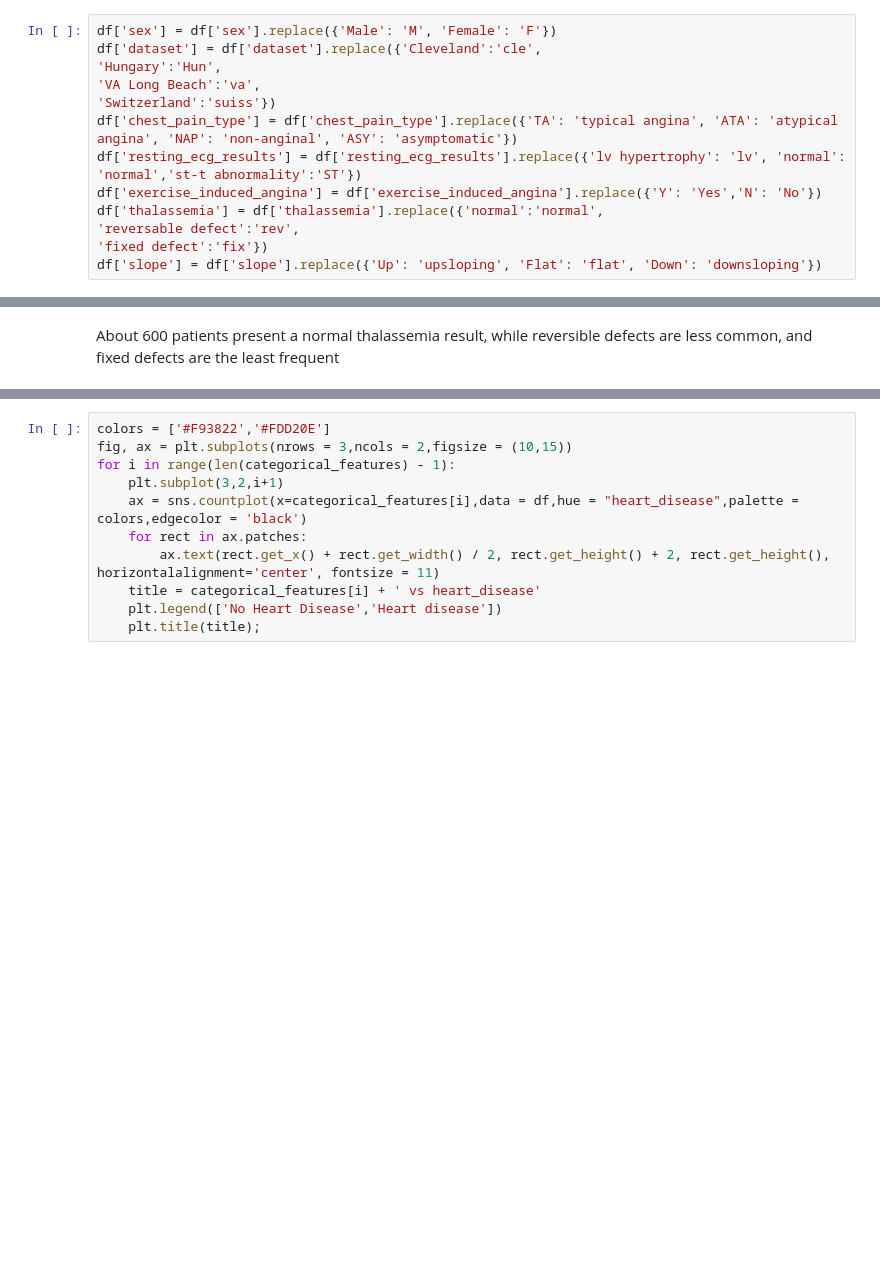
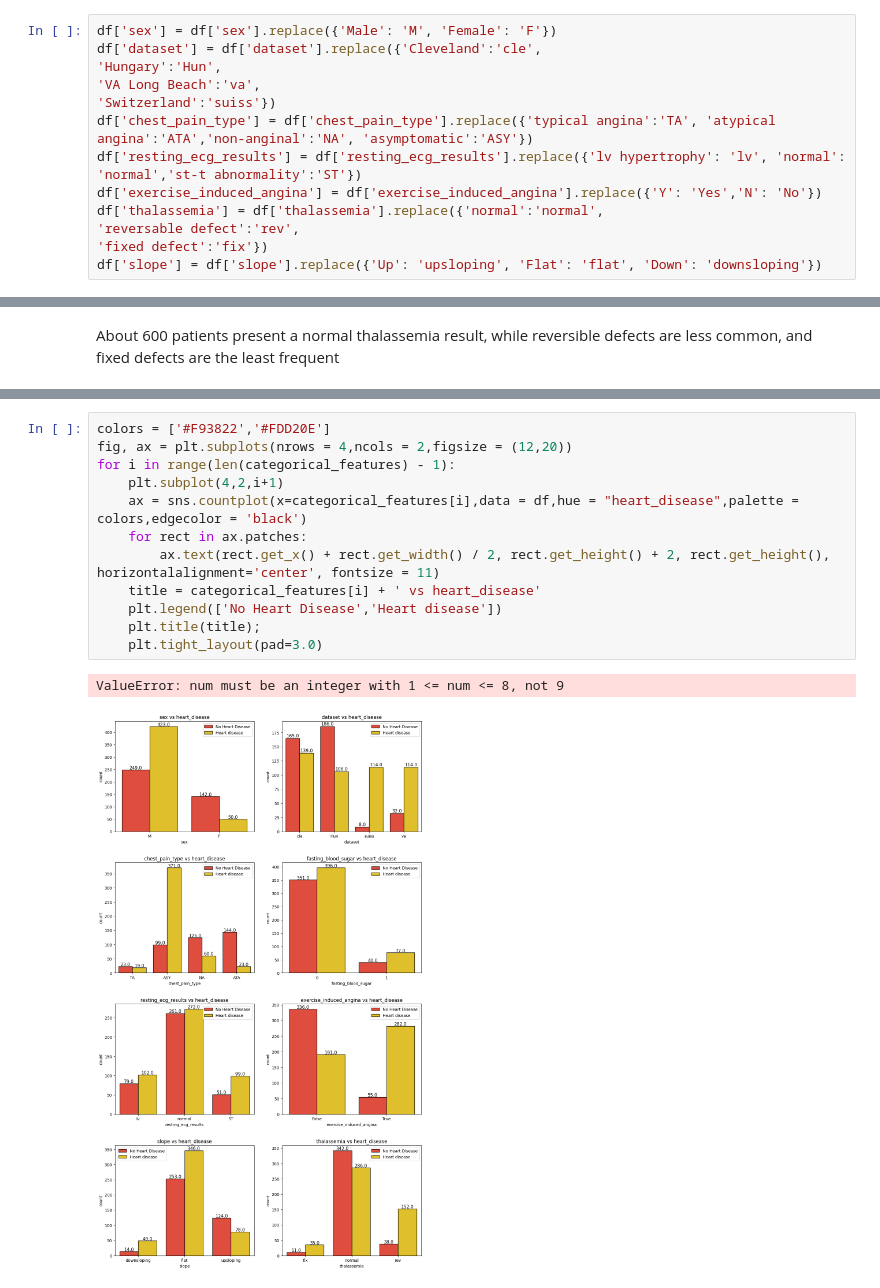
Before and after one commit to AKRAM857/convertisseur-python, a Jupyter notebook: notebookeaabb683ed.ipynb, the cells around one changed output, grey strips where cells are left out. Drawn from its saved outputs; the diff is of its cells as text; blank space fills up the shorter version.

```diff
--- a/notebookeaabb683ed.ipynb
+++ b/notebookeaabb683ed.ipynb
@@ -118,7 +229,7 @@ df['dataset'] = df['dataset'].replace({'Cleveland':'cle',
 'Hungary':'Hun',
 'VA Long Beach':'va',
 'Switzerland':'suiss'})
-df['chest_pain_type'] = df['chest_pain_type'].replace({'TA': 'typical angina', 'ATA': 'atypical angina', 'NAP': 'non-anginal', 'ASY': 'asymptomatic'})
+df['chest_pain_type'] = df['chest_pain_type'].replace({'typical angina':'TA', 'atypical angina':'ATA','non-anginal':'NA', 'asymptomatic':'ASY'})
 df['resting_ecg_results'] = df['resting_ecg_results'].replace({'lv hypertrophy': 'lv', 'normal': 'normal','st-t abnormality':'ST'})
 df['exercise_induced_angina'] = df['exercise_induced_angina'].replace({'Y': 'Yes','N': 'No'})
 df['thalassemia'] = df['thalassemia'].replace({'normal':'normal',
@@ -357,11 +715,15 @@ print('Numerical Features :',*numerical_features)
 # %%
 colors = ['#F93822','#FDD20E']
-fig, ax = plt.subplots(nrows = 3,ncols = 2,figsize = (10,15))
+fig, ax = plt.subplots(nrows = 4,ncols = 2,figsize = (12,20))
 for i in range(len(categorical_features) - 1):
-    plt.subplot(3,2,i+1)
+    plt.subplot(4,2,i+1)
     ax = sns.countplot(x=categorical_features[i],data = df,hue = "heart_disease",palette = colors,edgecolor = 'black')
     for rect in ax.patches:
         ax.text(rect.get_x() + rect.get_width() / 2, rect.get_height() + 2, rect.get_height(), horizontalalignment='center', fontsize = 11)
     title = categorical_features[i] + ' vs heart_disease'
     plt.legend(['No Heart Disease','Heart disease'])
     plt.title(title);
+    plt.tight_layout(pad=3.0)
+# %% [output]
+ValueError: num must be an integer with 1 <= num <= 8, not 9
+[figure, added]
```
Also changed, not shown: parts of 52 cells of this notebook.
